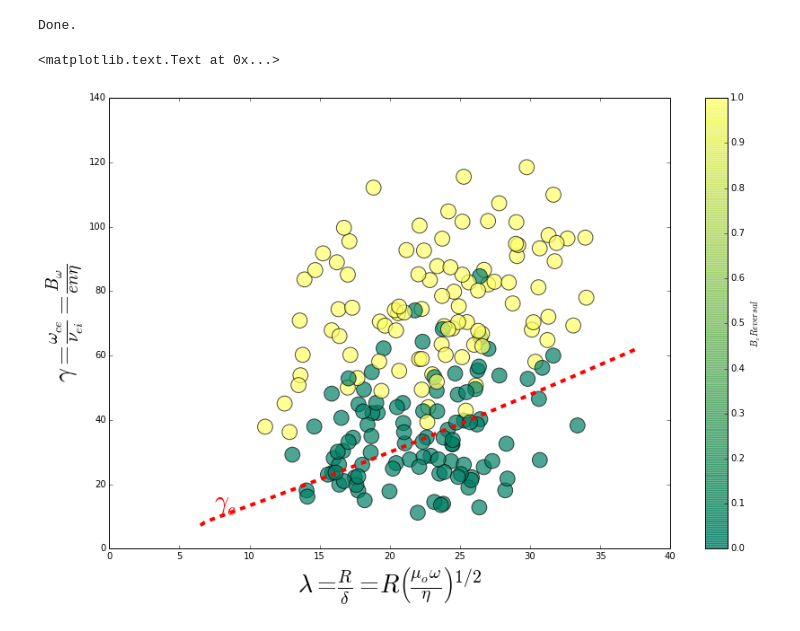
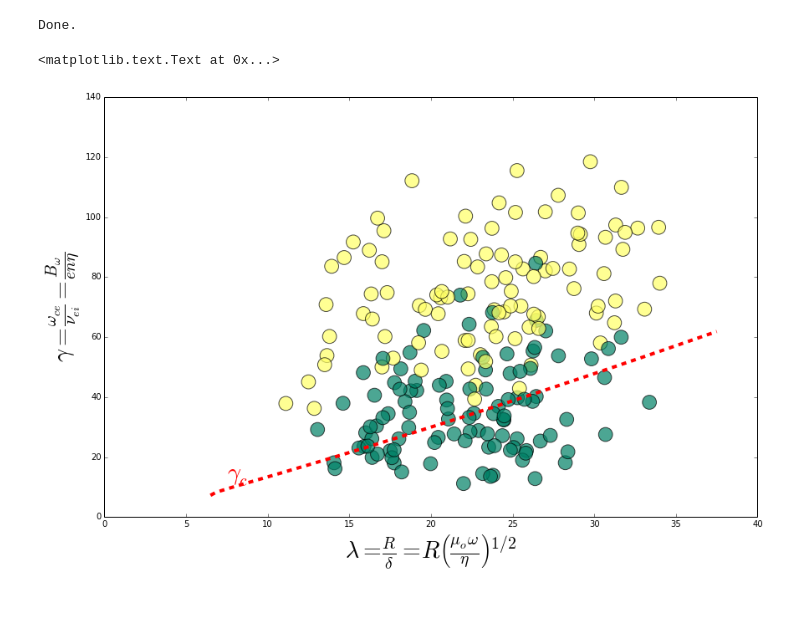
Before and after one commit to emarinhoss/projects_jupyter, a Jupyter notebook: FRC_dataAnalysis.ipynb, the cells around one changed output. Cells and saved outputs as stored; diff of their text form; code cells hidden in the pictures; blank space fills up the shorter version.

```diff
--- a/FRC_dataAnalysis.ipynb
+++ b/FRC_dataAnalysis.ipynb
@@ -182,19 +195,19 @@ Done.
 # %%
 plt.figure(figsize=(14,9))
 sc = plt.scatter(frc[:,3], frc[:,4], c=frc[:,11], cmap="summer", alpha=0.7,s=280)
 
-cb = plt.colorbar(sc, label=r'$B_z Reversal$')
-plt.legend()
+#cb = plt.colorbar(sc, label=r'$B_z Reversal$')
+#plt.legend()
 plt.xlabel(r"$\lambda = \frac{R}{\delta} = R\left(\frac{\mu_o\omega}{\eta}\right)^{1/2}$",fontsize=28)
 plt.ylabel(r"$\gamma = \frac{\omega_{ce}}{\nu_{ei}} = \frac{B_\omega}{en\eta}$",fontsize=28)
 #plt.plot([0.2*pi,3.3],[1.,1.],'k--',lw=2.)
 #plt.xlim(0.2*pi,3.3)
 
 xx = np.linspace(6.5,37.5,100)
 yy = gammaCritical(xx)
 plt.plot(xx,yy,'r--',lw=4.)
 plt.text(7.5,12.,r"$\gamma_c$",fontsize=28,color='red')
 # %% [output]
 <matplotlib.text.Text at 0x...>
-[figure, old version]
+[figure, new version]
 # %%
```
Also changed, not shown: parts of 15 cells of this notebook, 2 other files.
